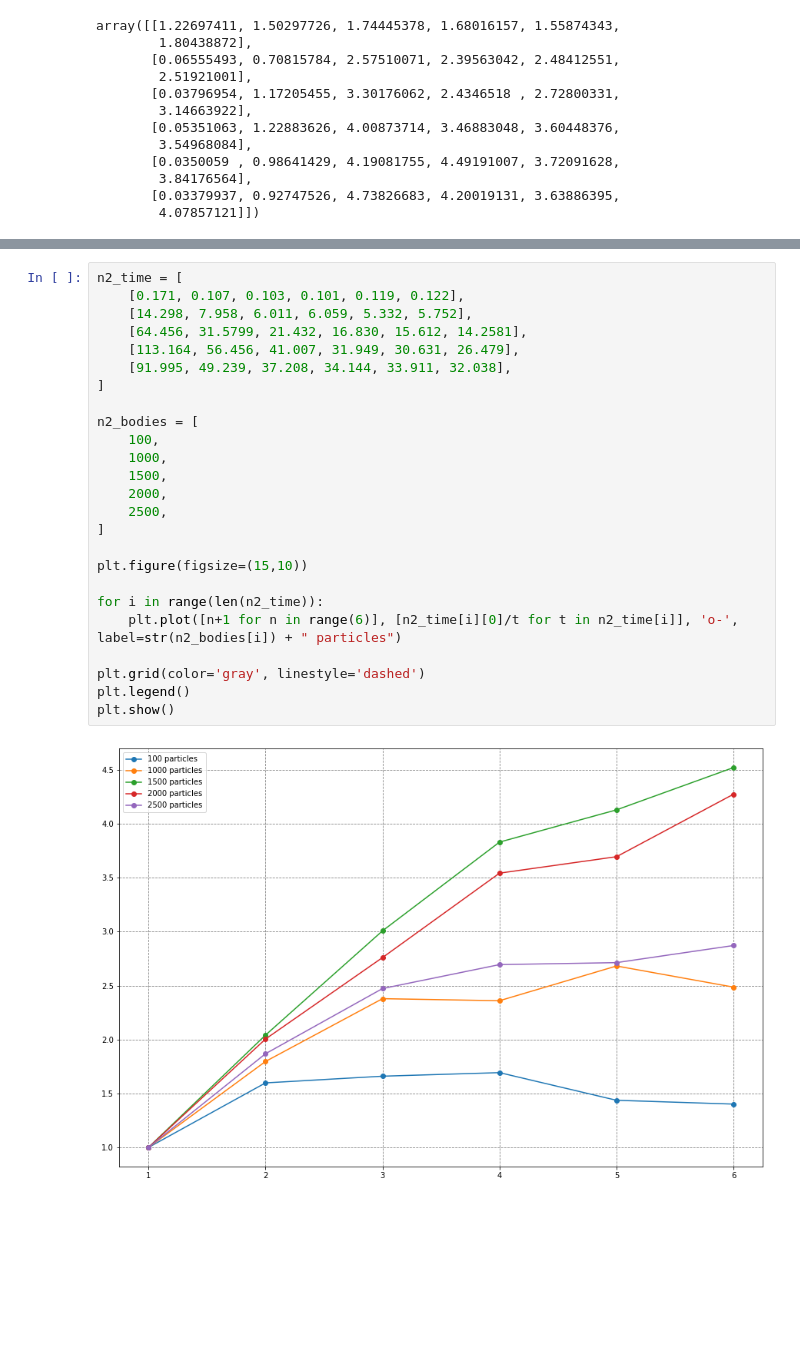
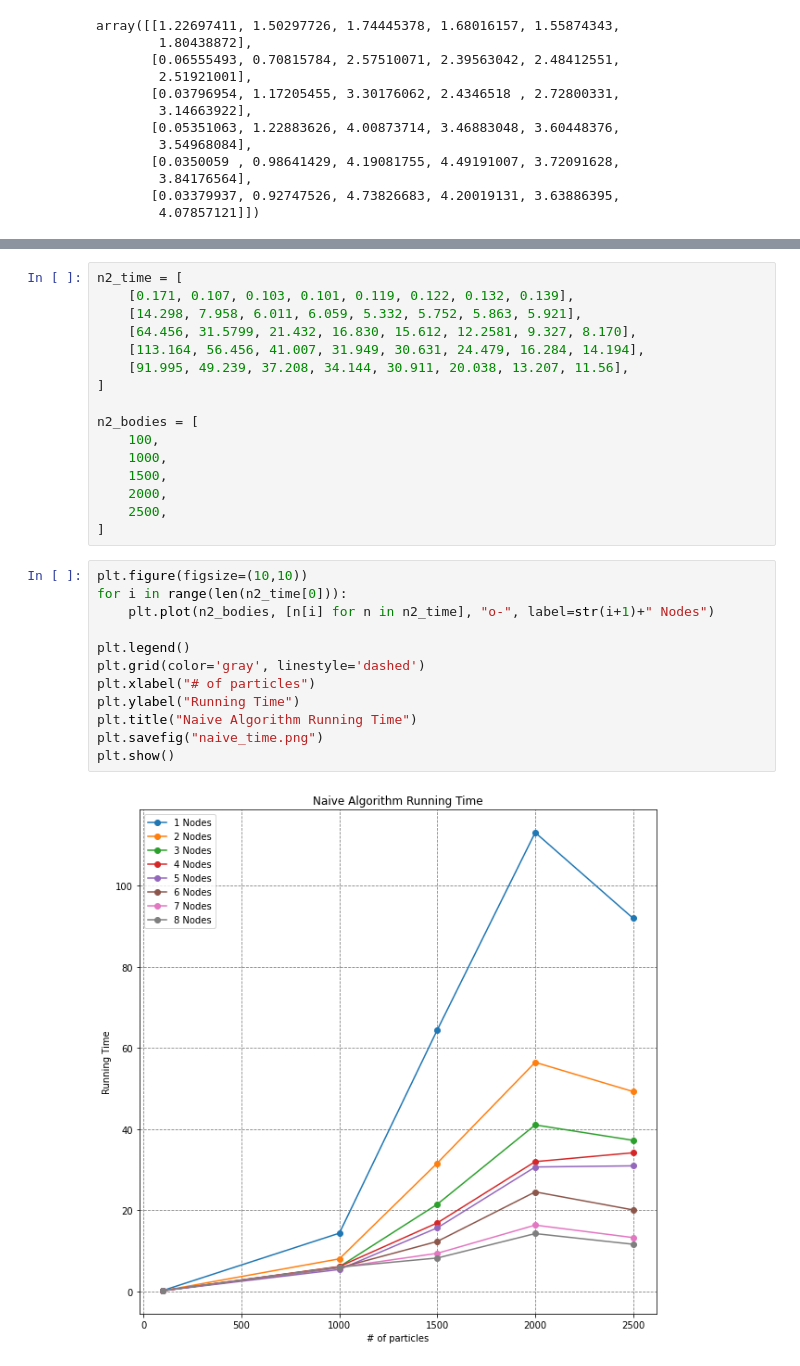
Before and after one commit to siriusctrl/COMP90025-Parallel-Multicore-Computing, a Jupyter notebook: nbody/plot.ipynb, the cells around one changed output, grey strips where cells are left out. Drawn from its saved outputs; the diff is of its cells as text; blank space fills up the shorter version.

```diff
--- a/nbody/plot.ipynb
+++ b/nbody/plot.ipynb
@@ -61,10 +64,10 @@ plt.show()
 # %%
 n2_time = [
-    [0.171, 0.107, 0.103, 0.101, 0.119, 0.122],
-    [14.298, 7.958, 6.011, 6.059, 5.332, 5.752],
-    [64.456, 31.5799, 21.432, 16.830, 15.612, 14.2581],
-    [113.164, 56.456, 41.007, 31.949, 30.631, 26.479],
-    [91.995, 49.239, 37.208, 34.144, 33.911, 32.038],
+    [0.171, 0.107, 0.103, 0.101, 0.119, 0.122, 0.132, 0.139],
+    [14.298, 7.958, 6.011, 6.059, 5.332, 5.752, 5.863, 5.921],
+    [64.456, 31.5799, 21.432, 16.830, 15.612, 12.2581, 9.327, 8.170],
+    [113.164, 56.456, 41.007, 31.949, 30.631, 24.479, 16.284, 14.194],
+    [91.995, 49.239, 37.208, 34.144, 30.911, 20.038, 13.207, 11.56],
 ]
 
 n2_bodies = [
@@ -74,14 +77,17 @@ n2_bodies = [
     2000,
     2500,
 ]
-
-plt.figure(figsize=(15,10))
-
-for i in range(len(n2_time)):
-    plt.plot([n+1 for n in range(6)], [n2_time[i][0]/t for t in n2_time[i]], 'o-', label=str(n2_bodies[i]) + " particles")
-
-plt.grid(color='gray', linestyle='dashed')
-plt.legend()
-plt.show()
-# %% [output]
-[figure, removed]
+# %%
+plt.figure(figsize=(10,10))
+for i in range(len(n2_time[0])):
+    plt.plot(n2_bodies, [n[i] for n in n2_time], "o-", label=str(i+1)+" Nodes")
+
+plt.legend()
+plt.grid(color='gray', linestyle='dashed')
+plt.xlabel("# of particles")
+plt.ylabel("Running Time")
+plt.title("Naive Algorithm Running Time")
+plt.savefig("naive_time.png")
+plt.show()
+# %% [output]
+[figure, added]
```
Also changed, not shown: parts of 3 cells of this notebook, 8 other files.
